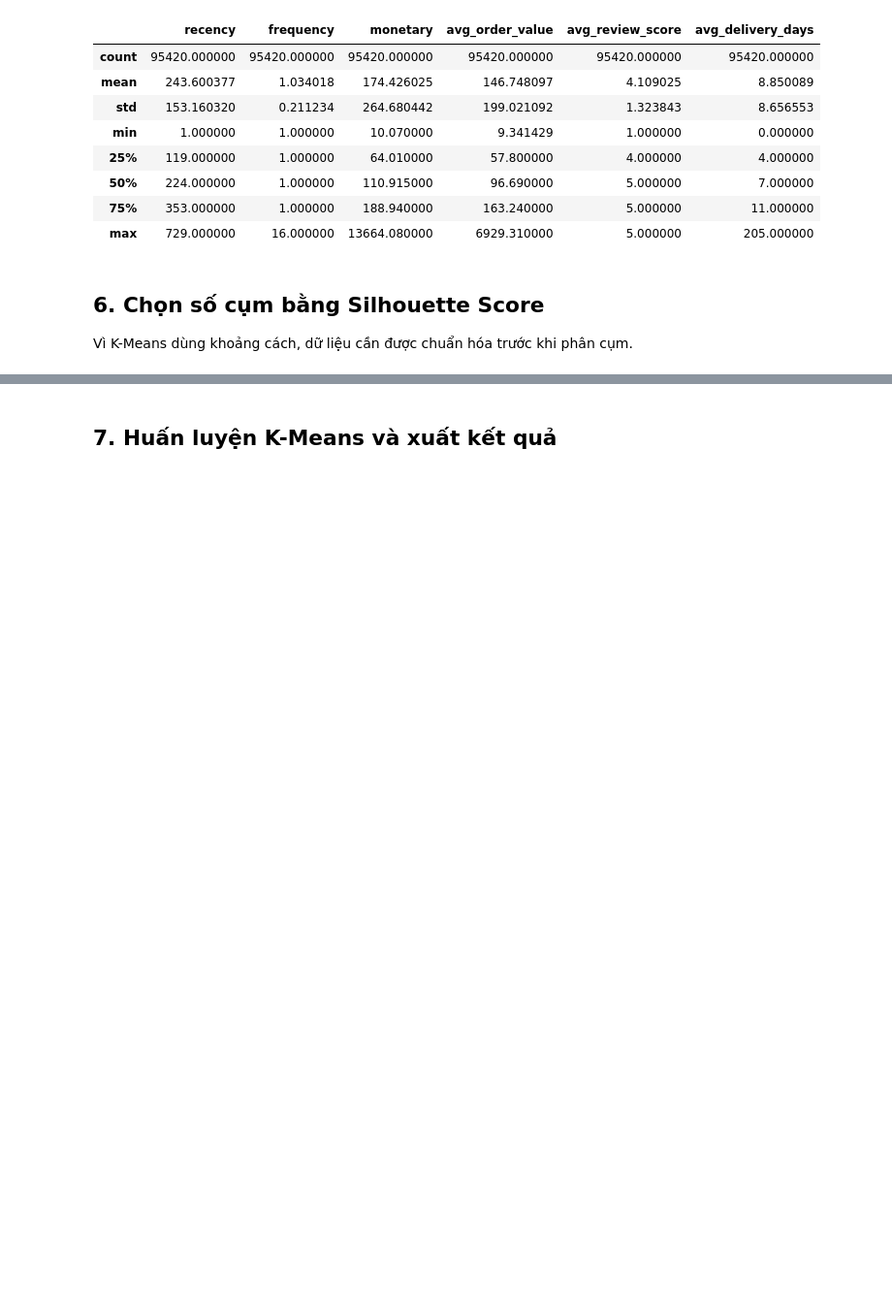
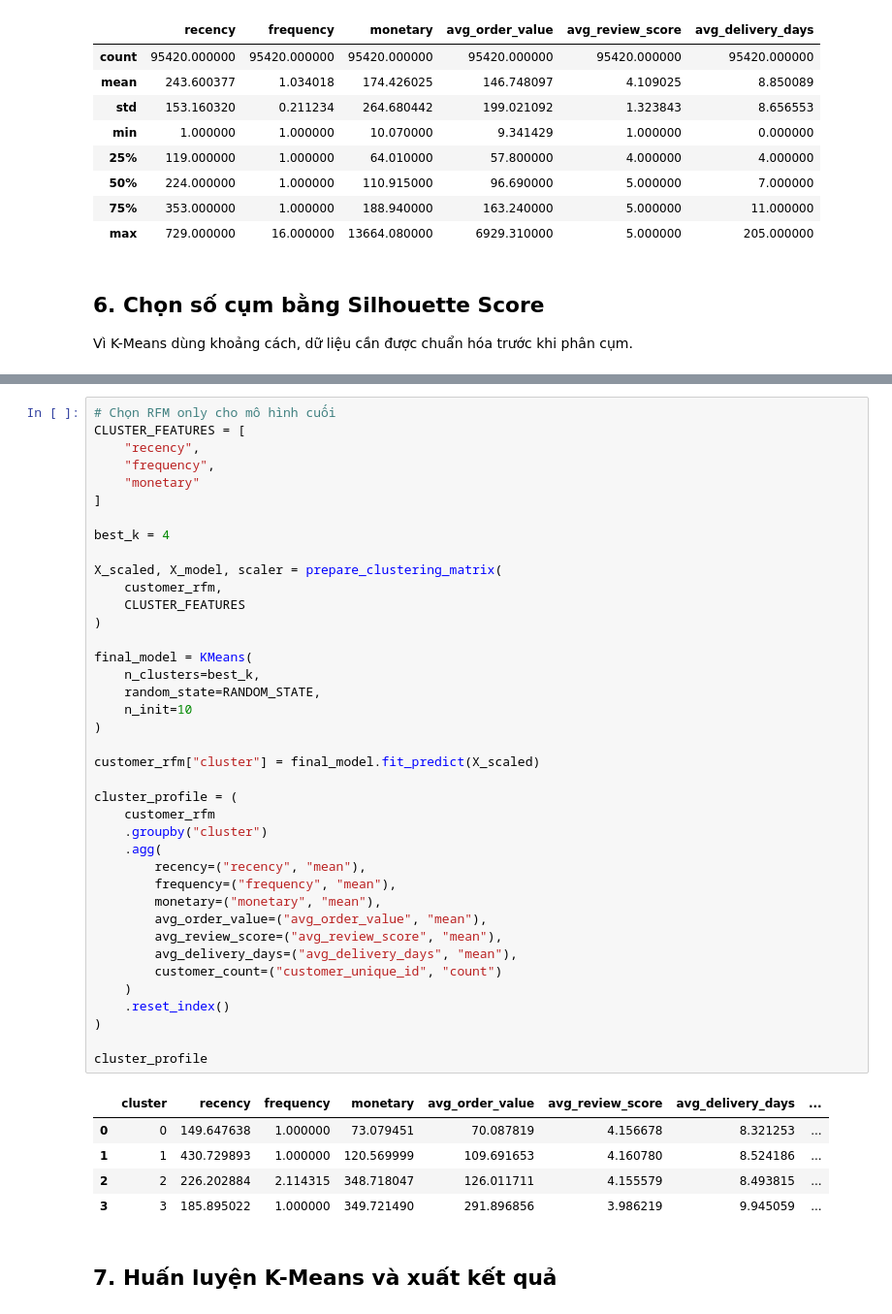
Before and after one commit to DaoGiaPhuc/final-data-mining-project, a Jupyter notebook: notebooks/03_iceberg_cube_clustering.ipynb, the cells around one changed output, grey strips where cells are left out. Shown at 97% size. Cells and saved outputs as stored; diff of their text form; blank space fills up the shorter version.

Commit message:
Update Cluster RFM only, k=4

```diff
--- a/notebooks/03_iceberg_cube_clustering.ipynb
+++ b/notebooks/03_iceberg_cube_clustering.ipynb
@@ -452,3 +644,48 @@ Số cụm được chọn: k=4
+# %%
+# Chọn RFM only cho mô hình cuối
+CLUSTER_FEATURES = [
+    "recency",
+    "frequency",
+    "monetary"
+]
+
+best_k = 4
+
+X_scaled, X_model, scaler = prepare_clustering_matrix(
+    customer_rfm,
+    CLUSTER_FEATURES
+)
+
+final_model = KMeans(
+    n_clusters=best_k,
+    random_state=RANDOM_STATE,
+    n_init=10
+)
+
+customer_rfm["cluster"] = final_model.fit_predict(X_scaled)
+
+cluster_profile = (
+    customer_rfm
+    .groupby("cluster")
+    .agg(
+        recency=("recency", "mean"),
+        frequency=("frequency", "mean"),
+        monetary=("monetary", "mean"),
+        avg_order_value=("avg_order_value", "mean"),
+        avg_review_score=("avg_review_score", "mean"),
+        avg_delivery_days=("avg_delivery_days", "mean"),
+        customer_count=("customer_unique_id", "count")
+    )
+    .reset_index()
+)
+
+cluster_profile
+# %% [output]
+|  | cluster | recency | frequency | monetary | avg_order_value | avg_review_score | avg_delivery_days | ... |
+| 0 | 0 | 149.647638 | 1.000000 | 73.079451 | 70.087819 | 4.156678 | 8.321253 | ... |
+| 1 | 1 | 430.729893 | 1.000000 | 120.569999 | 109.691653 | 4.160780 | 8.524186 | ... |
+| 2 | 2 | 226.202884 | 2.114315 | 348.718047 | 126.011711 | 4.155579 | 8.493815 | ... |
+| 3 | 3 | 185.895022 | 1.000000 | 349.721490 | 291.896856 | 3.986219 | 9.945059 | ... |
 # %% [markdown]
 ## 7. Huấn luyện K-Means và xuất kết quả
 # %%
```
Also changed, not shown: parts of 12 cells of this notebook, 3 other files.
